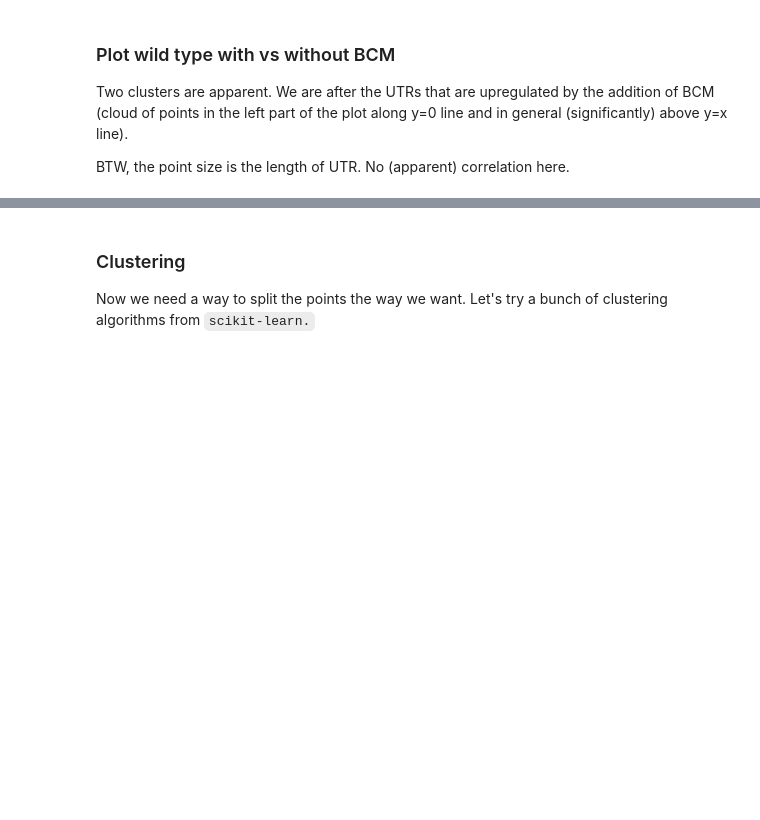
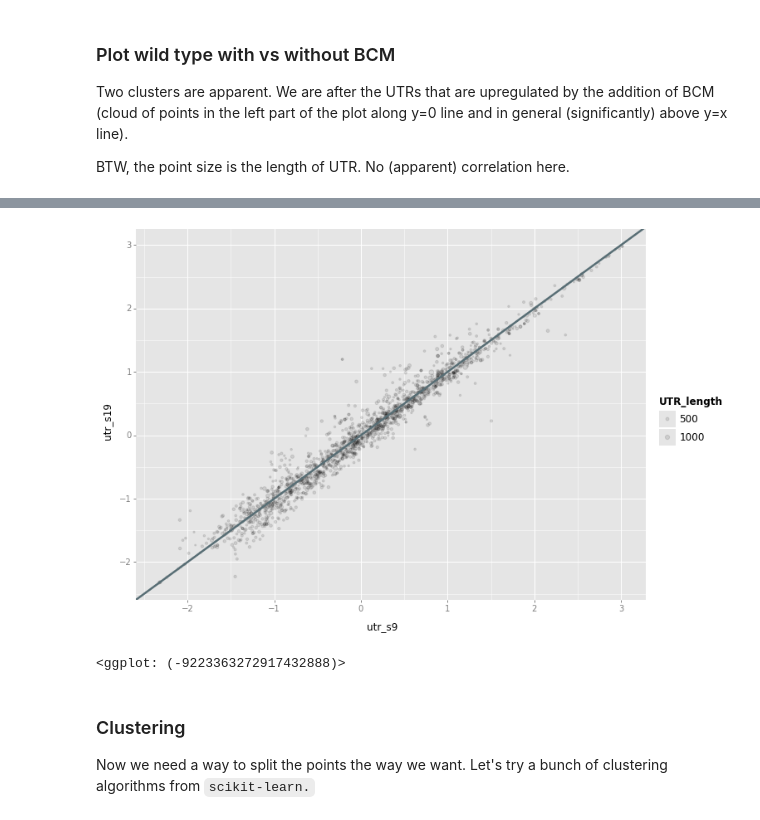
Before and after one commit to NudlerLab/biodata, a Jupyter notebook: sessions/utr_bcm.ipynb, the cells around one changed output, grey strips where cells are left out. Saved outputs shown, nothing was run; the diff lists cells and outputs as text; code cells hidden in the pictures; blank space fills up the shorter version.

```diff
--- a/sessions/utr_bcm.ipynb
+++ b/sessions/utr_bcm.ipynb
@@ -79,3 +119,11 @@ print(p)
+# %%
+p = ggplot(df, aes(x='utr_s9', y='utr_s19', size='UTR_length')) \
+        + geom_point(alpha=0.1) \
+        + geom_abline(slope=1, intercept=0, size=2.5, color='#586e75')
+print(p)
+# %% [output]
+[figure, added]
+<ggplot: (-9223363272917432888)>
 # %% [markdown]
 ### Clustering
 
```
Also changed, not shown: parts of 5 cells of this notebook, 4 other files.
